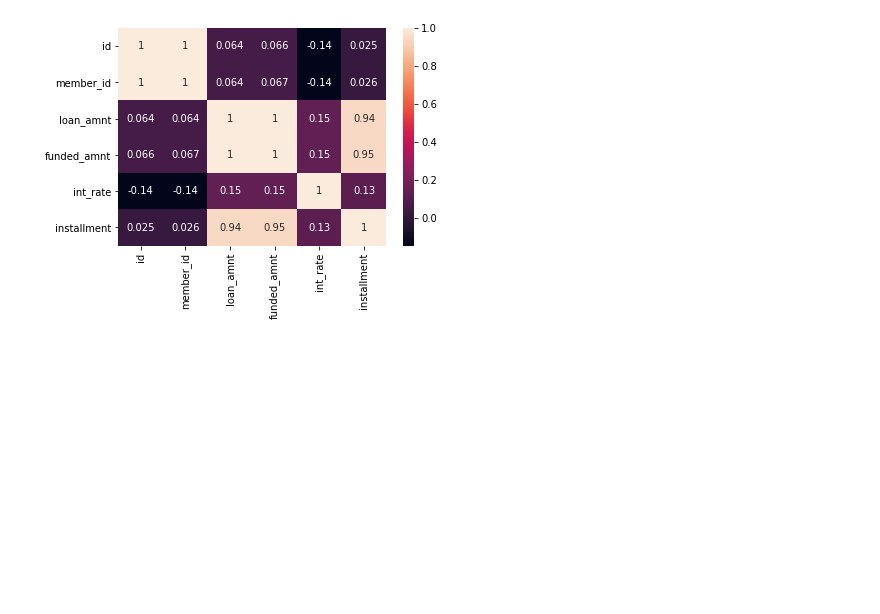
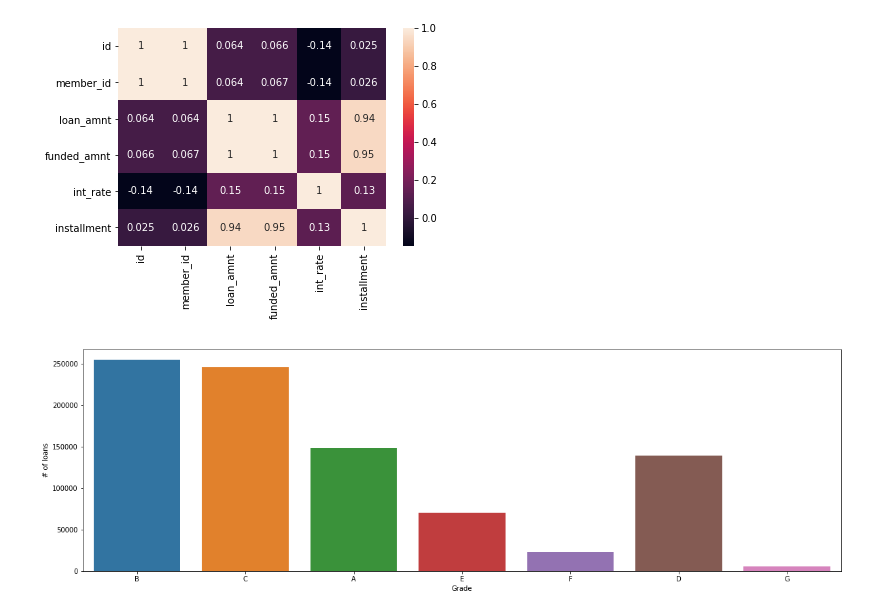
Before and after one commit to johnny12150/DSS_P2P, a Jupyter notebook: notebook/Grade - MLP.ipynb, the cells around one changed output. Saved outputs shown, nothing was run; the diff lists cells and outputs as text; code cells hidden in the pictures; blank space fills up the shorter version.

Commit message:
EDA visual the relationship between grade and sub grade.

```diff
--- a/notebook/Grade - MLP.ipynb
+++ b/notebook/Grade - MLP.ipynb
@@ -1,7 +1,7 @@
 # %%
 # from keras.models import Sequential
 # from keras.layers import Dense
-from keras.wrappers.scikit_learn import KerasRegressor
+# from keras.wrappers.scikit_learn import KerasRegressor
 from sklearn.model_selection import cross_val_score
 from sklearn.model_selection import KFold
 from sklearn.preprocessing import StandardScaler
@@ -14,7 +14,7 @@ from sklearn.model_selection import train_test_split
 # the dataset is too larage please download from 'https://www.kaggle.com/wendykan/lending-club-loan-data'
 DF = pandas.read_csv('../loan.csv')
 # drop entire null columns
-DF = LoanDF.dropna(axis=1,how='all')
+DF = DF.dropna(axis=1,how='all')
 DF.head(5)
 # %% [output]
 |  | id | member_id | loan_amnt | funded_amnt | funded_amnt_inv | term | int_rate | installment | grade | ... |
@@ -132,3 +133,12 @@ sns.heatmap(loan_corr, xticklabels = loan_corr.columns, yticklabels = loan_corr.
 # %% [output]
 <matplotlib.axes._subplots.AxesSubplot at 0x...>
 [figure]
+# %%
+# Improve readability
+fig,ax = plt.subplots(figsize=(20,6))
+# Display a categorial histogram and label axes
+sns.countplot(x='grade', data=LoanDF, ax=ax)
+ax.set(xlabel='Grade', ylabel= '# of loans')
+plt.show();
+# %% [output]
+[figure, added]
```
Also changed, not shown: parts of 7 cells of this notebook.
